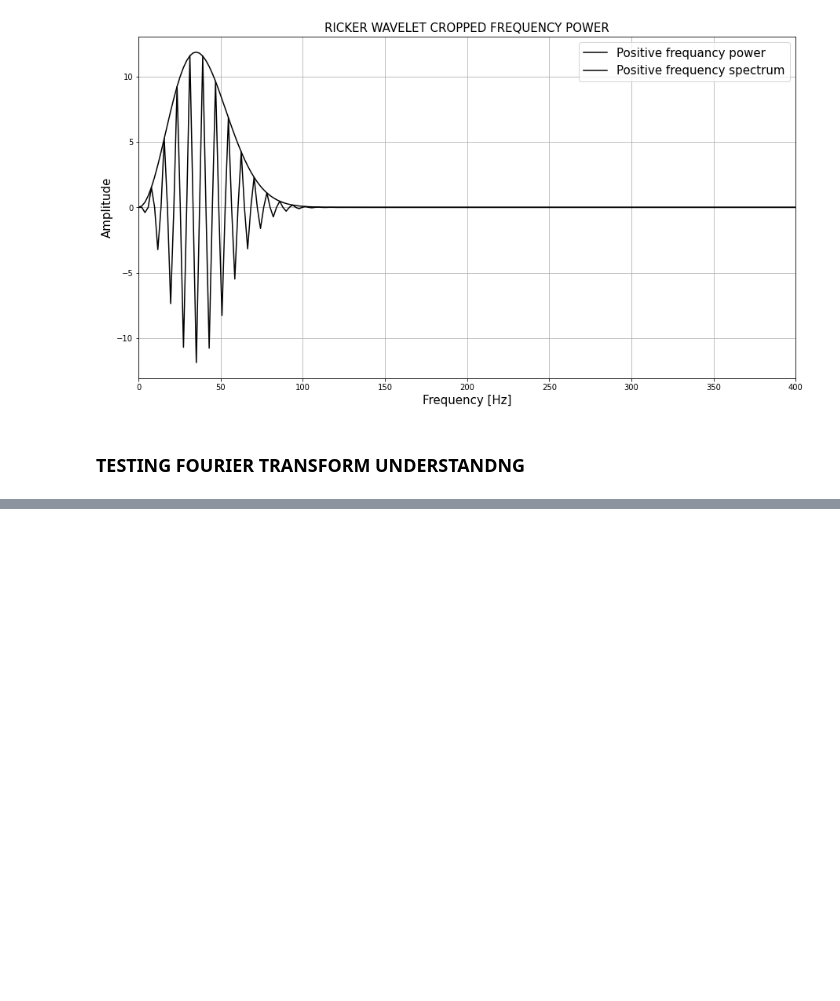
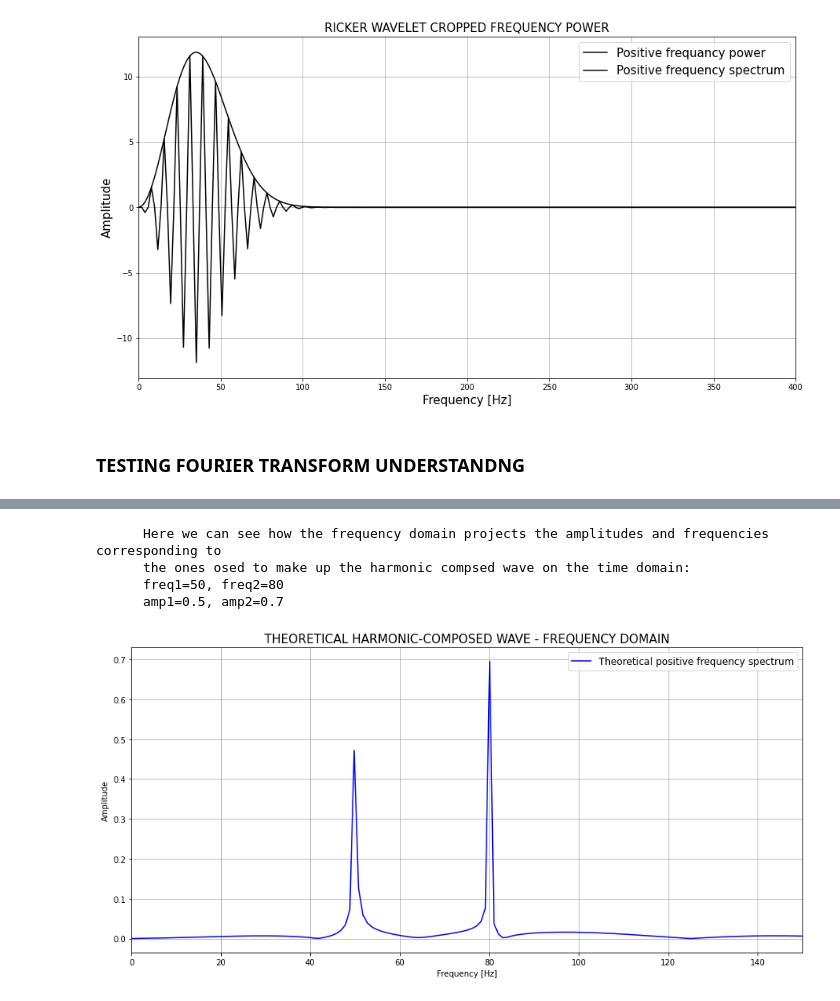
Before and after one commit to JohnMasapantaPozo/SSS---Synthetic-Seismic-from-Scratch, a Jupyter notebook: wavelet.ipynb, the cells around one changed output, grey strips where cells are left out. Cells and saved outputs as stored; diff of their text form; code cells hidden in the pictures; blank space fills up the shorter version.

```diff
--- a/wavelet.ipynb
+++ b/wavelet.ipynb
@@ -251,0 +262,24 @@ plt.grid(True)
+# %%
+#True theoretical FFT
+
+w_comp_amo_theo = 2.0 * np.abs(w_comp_amo_crop/1000)
+
+print("""
+      Here we can see how the frequency domain projects the amplitudes and frequencies corresponding to
+      the ones osed to make up the harmonic compsed wave on the time domain:
+      freq1=50, freq2=80
+      amp1=0.5, amp2=0.7
+      """)
+
+#Plotting wave amplitud spectrum
+plt.figure(figsize=(15, 7))
+plt.plot(w_comp_freq_crop, w_comp_amo_theo, color='blue', label='Theoretical positive frequency spectrum')
+plt.xlabel('Frequency [Hz]'); plt.ylabel('Amplitude'), plt.title("THEORETICAL HARMONIC-COMPOSED WAVE - FREQUENCY DOMAIN", size=15)
+plt.grid(True); plt.legend(fontsize=12), plt.xlim([0, 150])
+plt.show()
+# %% [output]
+      Here we can see how the frequency domain projects the amplitudes and frequencies corresponding to
+      the ones osed to make up the harmonic compsed wave on the time domain:
+      freq1=50, freq2=80
+      amp1=0.5, amp2=0.7
+[figure, added]
```
Also changed, not shown: parts of 4 cells of this notebook.
